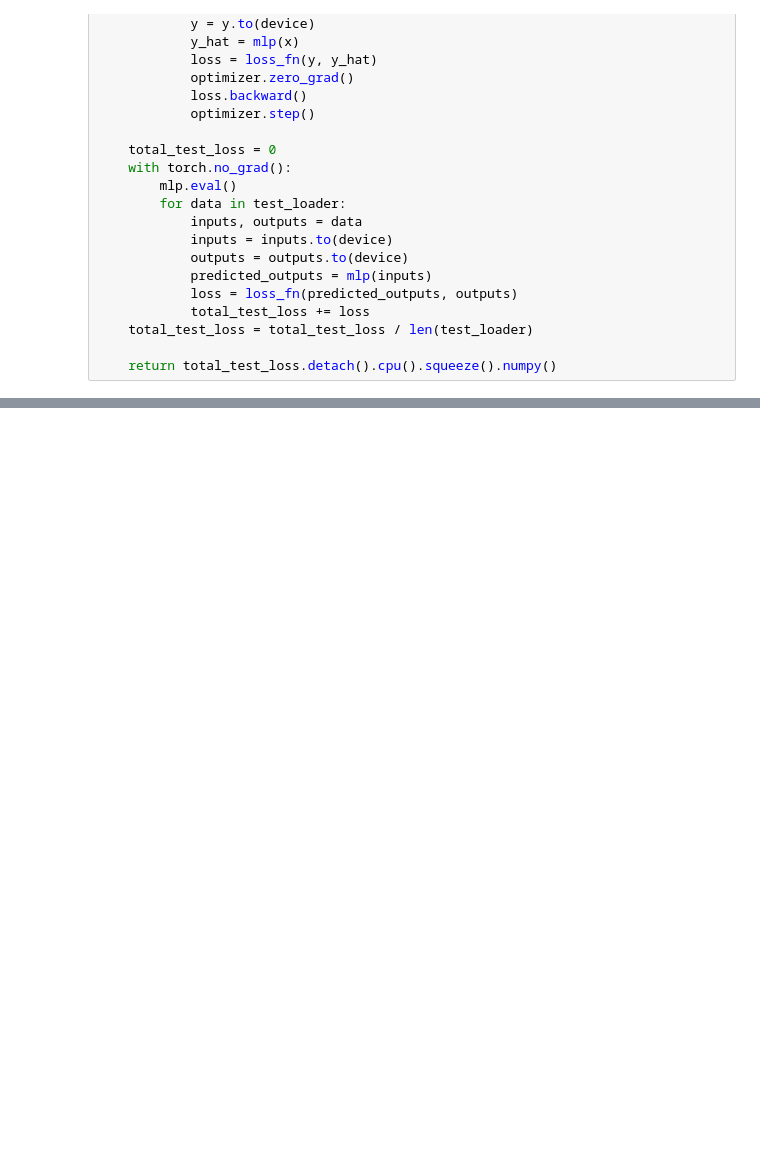
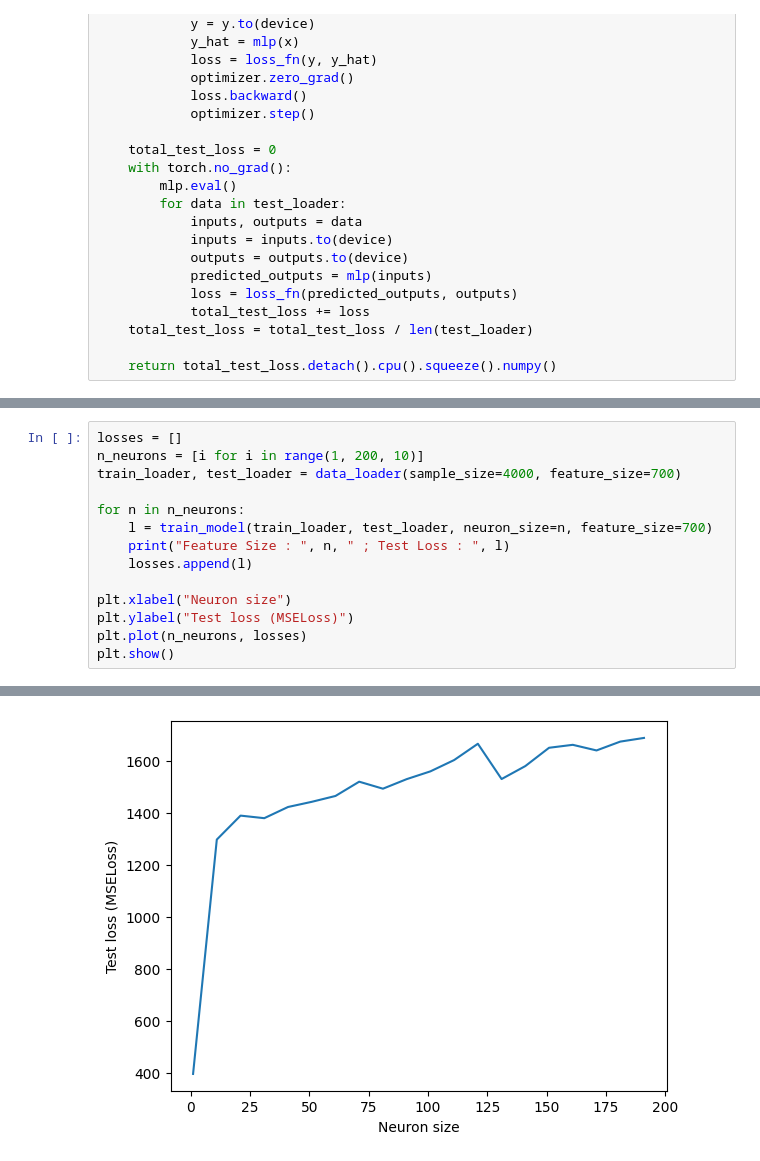
Before and after one commit to Yufei-Gu-451/parameter-wise-double-descent, a Jupyter notebook: workspace.ipynb, the cells around one changed output, grey strips where cells are left out. Drawn from its saved outputs; the diff is of its cells as text; blank space fills up the shorter version.

```diff
--- a/workspace.ipynb
+++ b/workspace.ipynb
@@ -254,0 +295,15 @@ plt.show()
+# %%
+losses = []
+n_neurons = [i for i in range(1, 200, 10)]
+train_loader, test_loader = data_loader(sample_size=4000, feature_size=700)
+
+for n in n_neurons:
+    l = train_model(train_loader, test_loader, neuron_size=n, feature_size=700)
+    print("Feature Size : ", n, " ; Test Loss : ", l)
+    losses.append(l)
+
+plt.xlabel("Neuron size")
+plt.ylabel("Test loss (MSELoss)")
+plt.plot(n_neurons, losses)
+plt.show()
+# %% [output]
@@ -254,0 +327 @@ plt.show()
+[figure, added]
```
Also changed, not shown: parts of 6 cells of this notebook.
